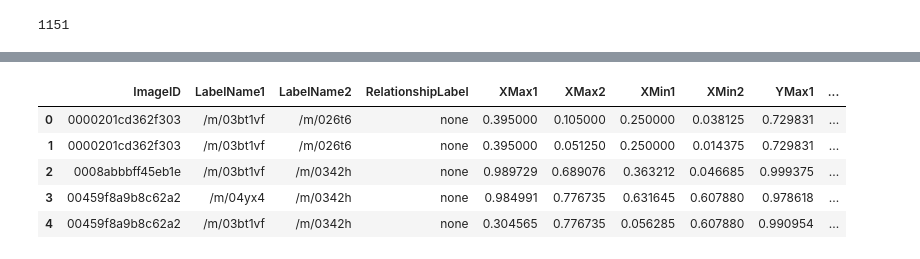
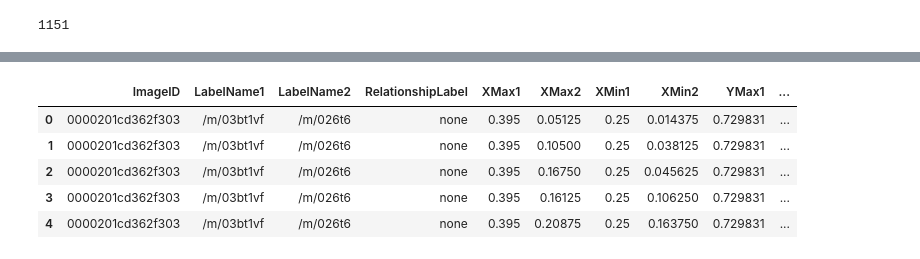
Before and after one commit to chicm/open-images-vrd, a Jupyter notebook: notebooks/show-detections.ipynb, the cells around one changed output, grey strips where cells are left out. Drawn from its saved outputs; the diff is of its cells as text; code cells hidden in the pictures.

```diff
--- a/notebooks/show-detections.ipynb
+++ b/notebooks/show-detections.ipynb
@@ -176,13 +180,13 @@ show_dets(58892)
 # %%
 #  show neg samples
 # %%
-df_neg = pd.read_csv('/mnt/chicm/open-images-vrd/vrd/plays/df_neg.csv')
+df_neg = pd.read_csv('/home/chec/oid/open-images-vrd/vrd/plays/df_neg.csv')
 df_neg.head()
 # %% [output]
 |  | ImageID | LabelName1 | LabelName2 | RelationshipLabel | XMax1 | XMax2 | XMin1 | XMin2 | YMax1 | ... |
-| 0 | 0000201cd362f303 | /m/03bt1vf | /m/026t6 | none | 0.395000 | 0.105000 | 0.250000 | 0.038125 | 0.729831 | ... |
-| 1 | 0000201cd362f303 | /m/03bt1vf | /m/026t6 | none | 0.395000 | 0.051250 | 0.250000 | 0.014375 | 0.729831 | ... |
-| 2 | 0008abbbff45eb1e | /m/03bt1vf | /m/0342h | none | 0.989729 | 0.689076 | 0.363212 | 0.046685 | 0.999375 | ... |
-| 3 | 00459f8a9b8c62a2 | /m/04yx4 | /m/0342h | none | 0.984991 | 0.776735 | 0.631645 | 0.607880 | 0.978618 | ... |
-| 4 | 00459f8a9b8c62a2 | /m/03bt1vf | /m/0342h | none | 0.304565 | 0.776735 | 0.056285 | 0.607880 | 0.990954 | ... |
+| 0 | 0000201cd362f303 | /m/03bt1vf | /m/026t6 | none | 0.395 | 0.05125 | 0.25 | 0.014375 | 0.729831 | ... |
+| 1 | 0000201cd362f303 | /m/03bt1vf | /m/026t6 | none | 0.395 | 0.10500 | 0.25 | 0.038125 | 0.729831 | ... |
+| 2 | 0000201cd362f303 | /m/03bt1vf | /m/026t6 | none | 0.395 | 0.16750 | 0.25 | 0.045625 | 0.729831 | ... |
+| 3 | 0000201cd362f303 | /m/03bt1vf | /m/026t6 | none | 0.395 | 0.16125 | 0.25 | 0.106250 | 0.729831 | ... |
+| 4 | 0000201cd362f303 | /m/03bt1vf | /m/026t6 | none | 0.395 | 0.20875 | 0.25 | 0.163750 | 0.729831 | ... |
 # %%
```
Also changed, not shown: parts of 18 cells of this notebook, 3 other files.
